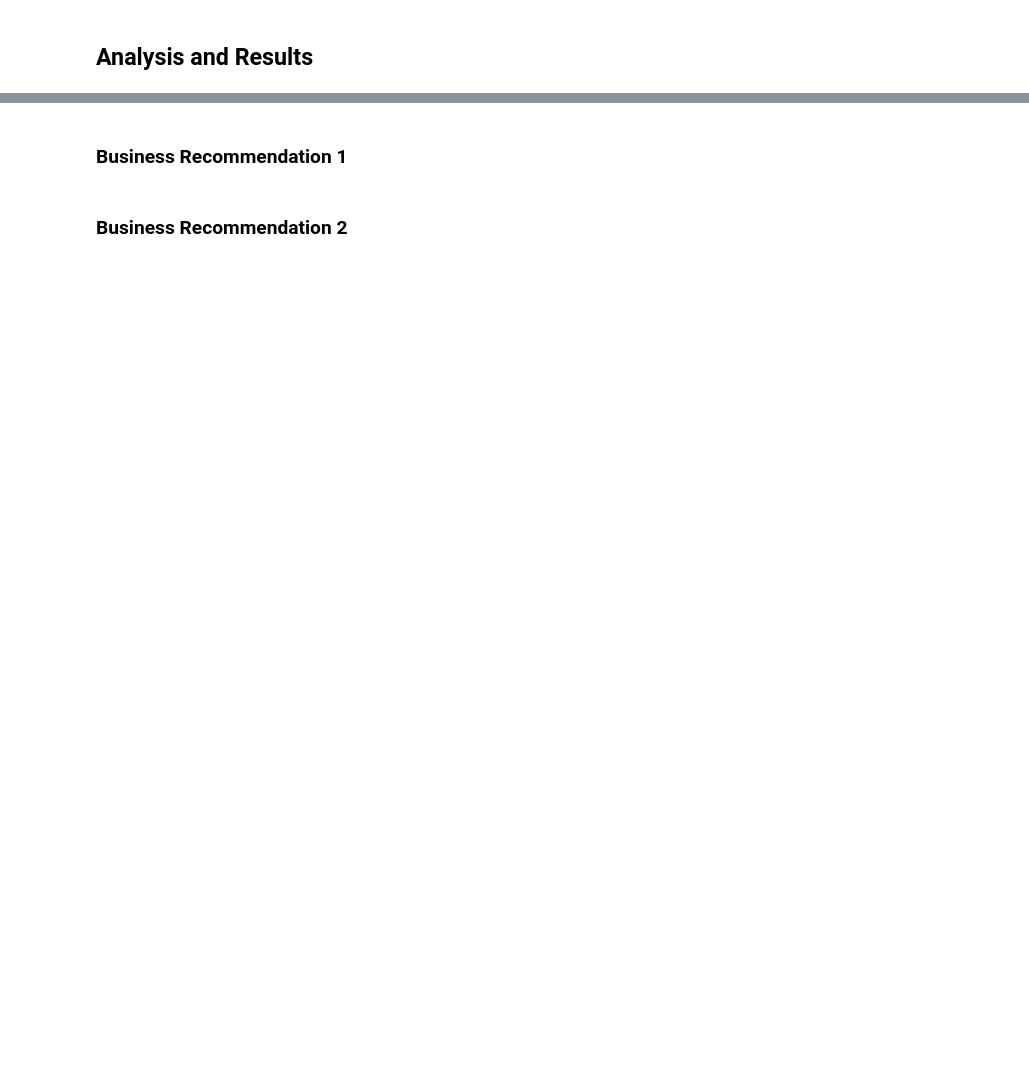
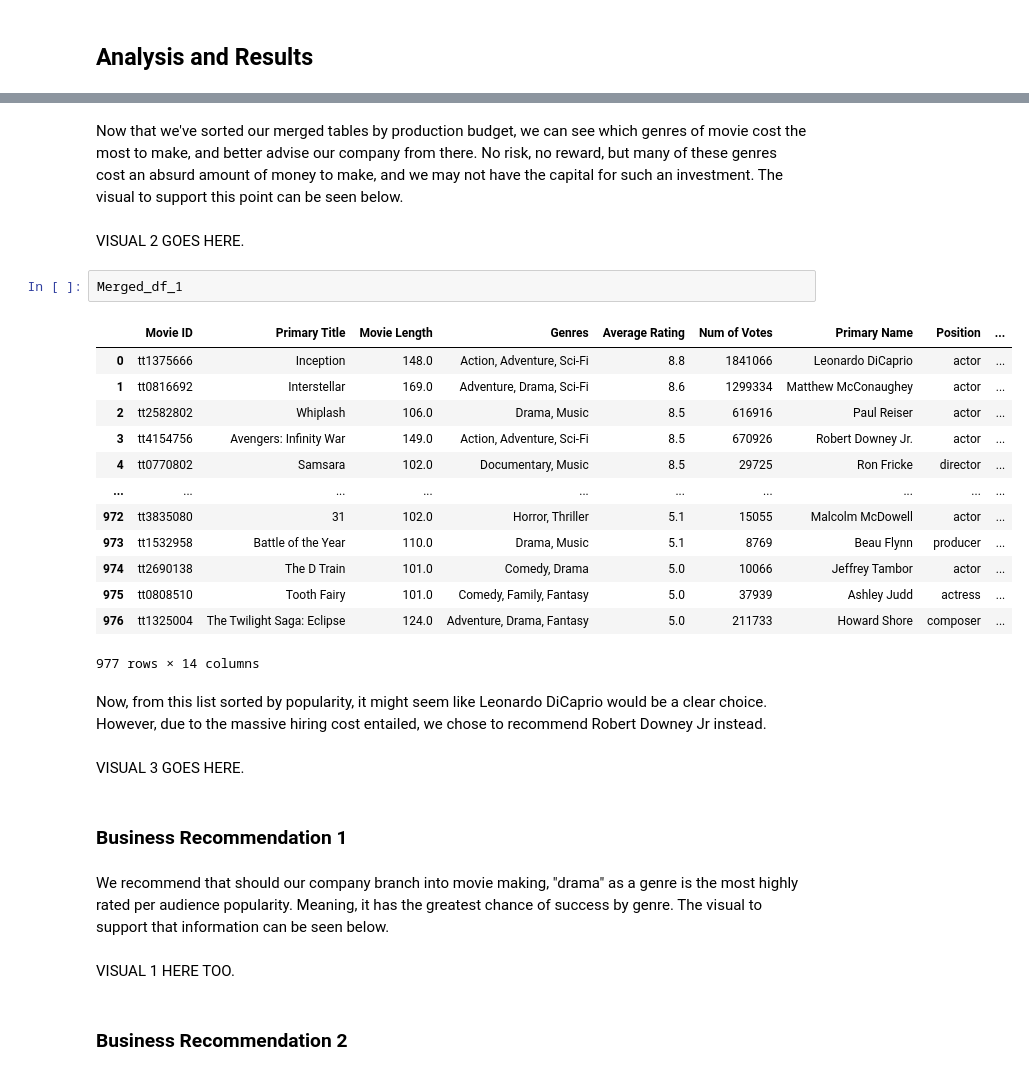
Before and after one commit to falloutb1tch/Movie_Project, a Jupyter notebook: Final.ipynb, the cells around one changed output, grey strips where cells are left out. Saved outputs shown, nothing was run; the diff lists cells and outputs as text; blank space fills up the shorter version.

```diff
--- a/Final.ipynb
+++ b/Final.ipynb
@@ -628,4 +875,32 @@ dtype: int64
+# %% [markdown]
+Now that we've sorted our merged tables by production budget, we can see which genres of movie cost the most to make, and better advise our company from there. No risk, no reward, but many of these genres cost an absurd amount of money to make, and we may not have the capital for such an investment. The visual to support this point can be seen below.
+# %% [markdown]
+VISUAL 2 GOES HERE.
+# %%
+Merged_df_1
+# %% [output]
+|  | Movie ID | Primary Title | Movie Length | Genres | Average Rating | Num of Votes | Primary Name | Position | ... |
+| 0 | tt1375666 | Inception | 148.0 | Action, Adventure, Sci-Fi | 8.8 | 1841066 | Leonardo DiCaprio | actor | ... |
+| 1 | tt0816692 | Interstellar | 169.0 | Adventure, Drama, Sci-Fi | 8.6 | 1299334 | Matthew McConaughey | actor | ... |
+| 2 | tt2582802 | Whiplash | 106.0 | Drama, Music | 8.5 | 616916 | Paul Reiser | actor | ... |
+| 3 | tt4154756 | Avengers: Infinity War | 149.0 | Action, Adventure, Sci-Fi | 8.5 | 670926 | Robert Downey Jr. | actor | ... |
+| 4 | tt0770802 | Samsara | 102.0 | Documentary, Music | 8.5 | 29725 | Ron Fricke | director | ... |
+| ... | ... | ... | ... | ... | ... | ... | ... | ... | ... |
+| 972 | tt3835080 | 31 | 102.0 | Horror, Thriller | 5.1 | 15055 | Malcolm McDowell | actor | ... |
+| 973 | tt1532958 | Battle of the Year | 110.0 | Drama, Music | 5.1 | 8769 | Beau Flynn | producer | ... |
+| 974 | tt2690138 | The D Train | 101.0 | Comedy, Drama | 5.0 | 10066 | Jeffrey Tambor | actor | ... |
+| 975 | tt0808510 | Tooth Fairy | 101.0 | Comedy, Family, Fantasy | 5.0 | 37939 | Ashley Judd | actress | ... |
+| 976 | tt1325004 | The Twilight Saga: Eclipse | 124.0 | Adventure, Drama, Fantasy | 5.0 | 211733 | Howard Shore | composer | ... |
+977 rows × 14 columns
+# %% [markdown]
+Now, from this list sorted by popularity, it might seem like Leonardo DiCaprio would be a clear choice. However, due to the massive hiring cost entailed, we chose to recommend Robert Downey Jr instead.
+# %% [markdown]
+VISUAL 3 GOES HERE.
 # %% [markdown]
 ### Business Recommendation 1
+# %% [markdown]
+We recommend that should our company branch into movie making, "drama" as a genre is the most highly rated per audience popularity. Meaning, it has the greatest chance of success by genre. The visual to support that information can be seen below.
+# %% [markdown]
+VISUAL 1 HERE TOO.
 # %% [markdown]
 ### Business Recommendation 2
```
Also changed, not shown: parts of 37 cells of this notebook.
